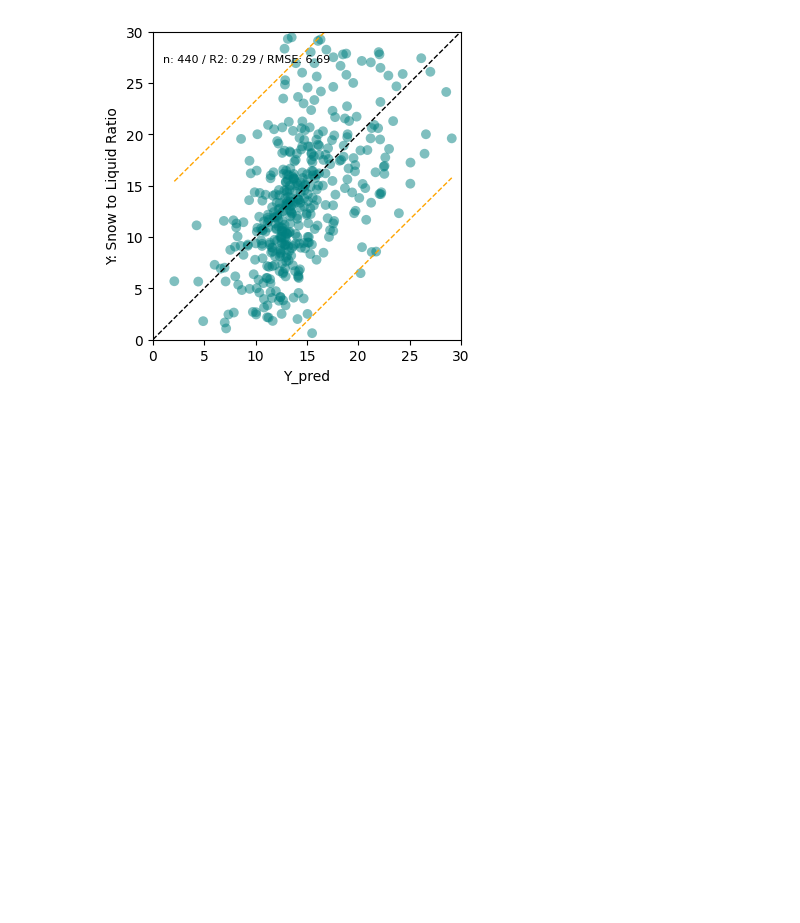
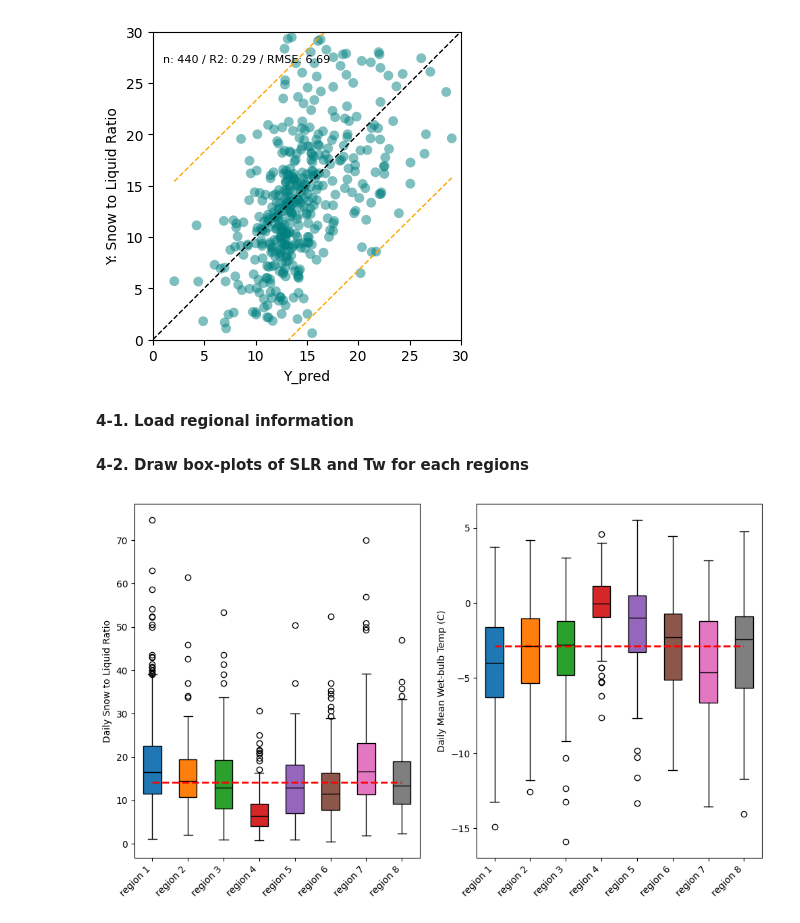
Before and after one commit to hunter3789/SLR-study, a Jupyter notebook: SLR-study.ipynb, the cells around one changed output. Cells and saved outputs as stored; diff of their text form; code cells hidden in the pictures; blank space fills up the shorter version.

```diff
--- a/SLR-study.ipynb
+++ b/SLR-study.ipynb
@@ -240,15 +240,68 @@ ax.set_ylabel('Y: Snow to Liquid Ratio')
 plt.show()
 # %% [output]
 [figure]
+# %% [markdown]
+**4-1. Load regional information**
 # %%
-def get_reg_info():
-    reg_info = [{"reg_name":"전라권", "fct_key": "11F1%:21F1%:11F2%:21F2%"},
-                {"reg_name":"강원내륙", "fct_key": "11D1%"},
-                {"reg_name":"강원산지,경북북동산지", "fct_key": "11D201%:11D202%:11D203%:11H108%"},
-                {"reg_name":"강원동해안,경북북부동해안", "fct_key": "11D204%:11D205%:11D206%:11H101%"},
-                {"reg_name":"경북북부내륙", "fct_key": "11H103%:11H104%:11H105%"},
-                {"reg_name":"수도권", "fct_key": "11B1%:11B2%", },
-                {"reg_name":"충남권", "fct_key": "11C2%", },
-                {"reg_name":"충북", "fct_key": "11C1%"}]
-
-    return reg_info
+reg_info = [{"reg_name":"전남권", "fct_key": "11F2%:21F2%"},
+            {"reg_name":"전북", "fct_key": "11F1%:21F1%"},
+            {"reg_name":"강원내륙", "fct_key": "11D1%"},
+            {"reg_name":"강원산지,경북북동산지", "fct_key": "11D201%:11D202%:11D203%:11H108%"},
+            {"reg_name":"강원동해안,경북북부동해안", "fct_key": "11D204%:11D205%:11D206%:11H101%"},
+            {"reg_name":"경북북부내륙", "fct_key": "11H103%:11H104%:11H105%"},
+            {"reg_name":"수도권", "fct_key": "11B1%:11B2%", },
+            {"reg_name":"충남권", "fct_key": "11C2%", },
+            {"reg_name":"충북", "fct_key": "11C1%"}]
+# %% [markdown]
+**4-2. Draw box-plots of SLR and Tw for each regions**
+# %%
+from matplotlib.patches import Patch
+
+data_label = []
+data_slr = []
+data_tw = []
+df_reg = pd.DataFrame()
+
+for index, reg in enumerate(reg_info):
+    keys = [el[:-1] for el in reg["fct_key"].split(":")]
+    subset = df[df['fct_id'].str.contains("|".join(keys), na=False)].dropna().copy()
+    df_reg = pd.concat([df_reg, subset], ignore_index=True)
+    data_slr.append(subset['slr'])
+    data_tw.append(subset['tw_avg'])
+    data_label.append("region " + str(index+1))
+
+    df_sorted = subset.sort_values(by='tw_avg', ascending=False)
+
+# Box-plots
+colors = ['#1f77b4', '#ff7f0e', '#2ca02c', '#d62728', '#9467bd', '#8c564b', '#e377c2', '#7f7f7f']
+nrow, ncol = 1, 2
+fig, ax = plt.subplots(nrow, ncol, figsize=(12,7))
+box = ax[0].boxplot(data_slr, showfliers=True, patch_artist=True, boxprops=dict(zorder=1))
+ax[0].plot(range(1, len(data_slr)+1), [np.median(df_reg["slr"]) for d in range(1, len(data_slr)+1)], color='red', linewidth=2, linestyle='dashed', zorder=2)
+ax[0].set_ylabel('Daily Snow to Liquid Ratio')
+ax[0].set_xticks(np.arange(len(data_label))+1)
+ax[0].set_xticklabels(data_label, rotation=45, ha='right')
+
+for patch, color in zip(box['boxes'], colors):
+    patch.set_facecolor(color)
+
+for median in box['medians']:
+    median.set_color('black')
+
+box = ax[1].boxplot(data_tw, showfliers=True, patch_artist=True, boxprops=dict(zorder=1))
+ax[1].plot(range(1, len(data_tw)+1), [np.median(df_reg["tw_avg"]) for d in range(1, len(data_slr)+1)], color='red', linewidth=2, linestyle='dashed', zorder=2)
+ax[1].set_ylabel('Daily Mean Wet-bulb Temp (C)')
+ax[1].set_xticks(np.arange(len(data_label))+1)
+ax[1].set_xticklabels(data_label, rotation=45, ha='right')
+
+for patch, color in zip(box['boxes'], colors):
+    patch.set_facecolor(color)
+
+for median in box['medians']:
+    median.set_color('black')
+
+plt.subplots_adjust(top=0.95)
+plt.subplots_adjust(bottom=0.2)
+plt.show()
+# %% [output]
+[figure, added]
```
